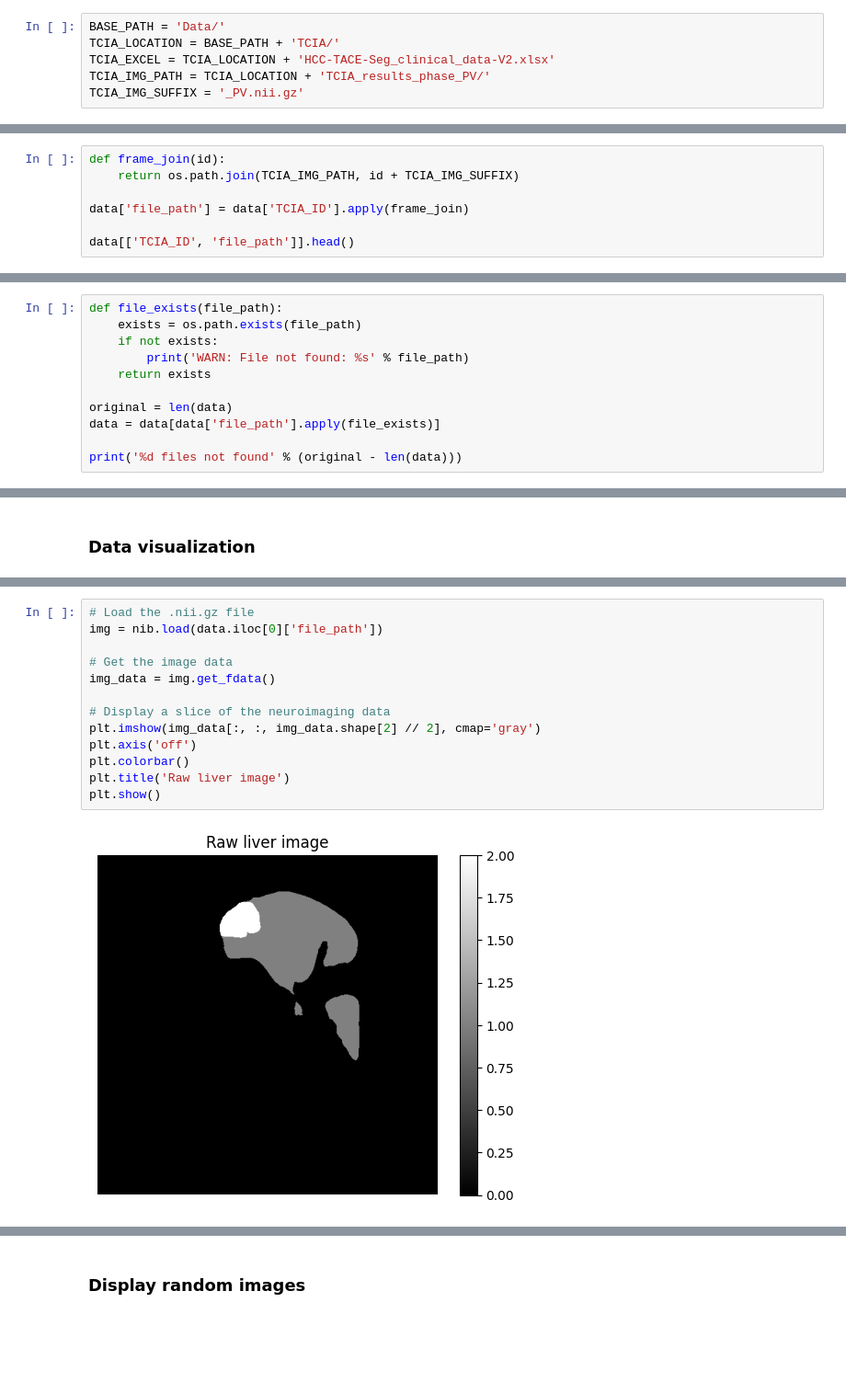
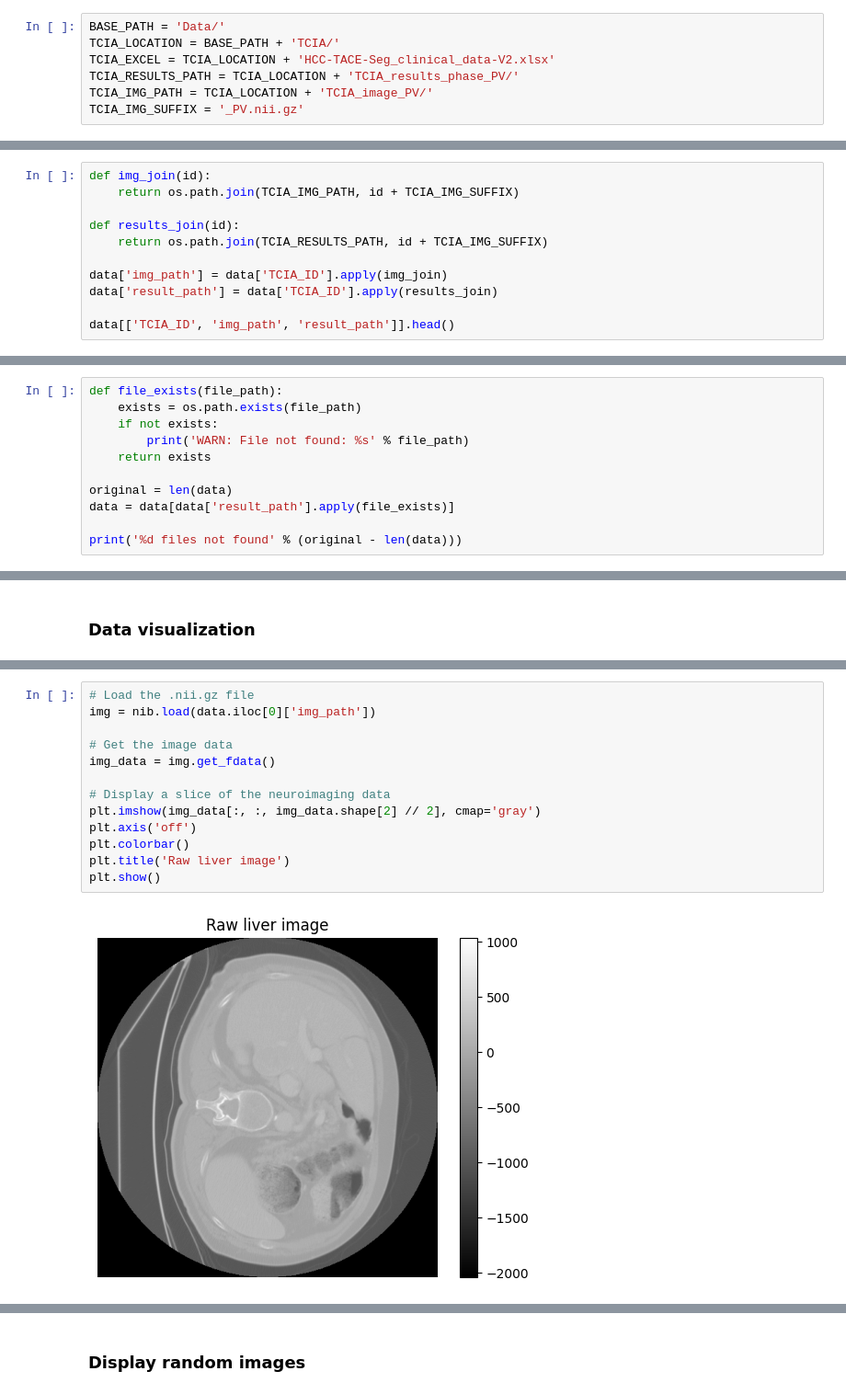
Before and after one commit to McSonk/2024-img-challenge, a Jupyter notebook: explanation.ipynb, the cells around one changed output, grey strips where cells are left out. Shown at 92% size. Saved outputs shown, nothing was run; the diff lists cells and outputs as text; blank space fills up the shorter version.

```diff
--- a/explanation.ipynb
+++ b/explanation.ipynb
@@ -25,7 +25,8 @@ import matplotlib.pyplot as plt
 BASE_PATH = 'Data/'
 TCIA_LOCATION = BASE_PATH + 'TCIA/'
 TCIA_EXCEL = TCIA_LOCATION + 'HCC-TACE-Seg_clinical_data-V2.xlsx'
-TCIA_IMG_PATH = TCIA_LOCATION + 'TCIA_results_phase_PV/'
+TCIA_RESULTS_PATH = TCIA_LOCATION + 'TCIA_results_phase_PV/'
+TCIA_IMG_PATH = TCIA_LOCATION + 'TCIA_image_PV/'
 TCIA_IMG_SUFFIX = '_PV.nii.gz'
 # %% [markdown]
 ### Data exploration
@@ -81,10 +82,14 @@ data['TCIA_ID'].count()
 # %% [markdown]
 Some files are not present. Let's remove them from the dataset
 # %%
-def frame_join(id):
+def img_join(id):
     return os.path.join(TCIA_IMG_PATH, id + TCIA_IMG_SUFFIX)
 
-data['file_path'] = data['TCIA_ID'].apply(frame_join)
+def results_join(id):
+    return os.path.join(TCIA_RESULTS_PATH, id + TCIA_IMG_SUFFIX)
 
-data[['TCIA_ID', 'file_path']].head()
+data['img_path'] = data['TCIA_ID'].apply(img_join)
+data['result_path'] = data['TCIA_ID'].apply(results_join)
+
+data[['TCIA_ID', 'img_path', 'result_path']].head()
 # %% [output]
@@ -102,7 +107,7 @@ def file_exists(file_path):
     return exists
 
 original = len(data)
-data = data[data['file_path'].apply(file_exists)]
+data = data[data['result_path'].apply(file_exists)]
 
 print('%d files not found' % (original - len(data)))
 # %% [output]
@@ -130,15 +121,15 @@ Display the first available image
 # %%
 # Load the .nii.gz file
-img = nib.load(data.iloc[0]['file_path'])
+img = nib.load(data.iloc[0]['img_path'])
 
 # Get the image data
 img_data = img.get_fdata()
 
 # Display a slice of the neuroimaging data
 plt.imshow(img_data[:, :, img_data.shape[2] // 2], cmap='gray')
 plt.axis('off')
 plt.colorbar()
 plt.title('Raw liver image')
 plt.show()
 # %% [output]
-[figure, old version]
+[figure, new version]
```
Also changed, not shown: parts of 7 cells of this notebook.
